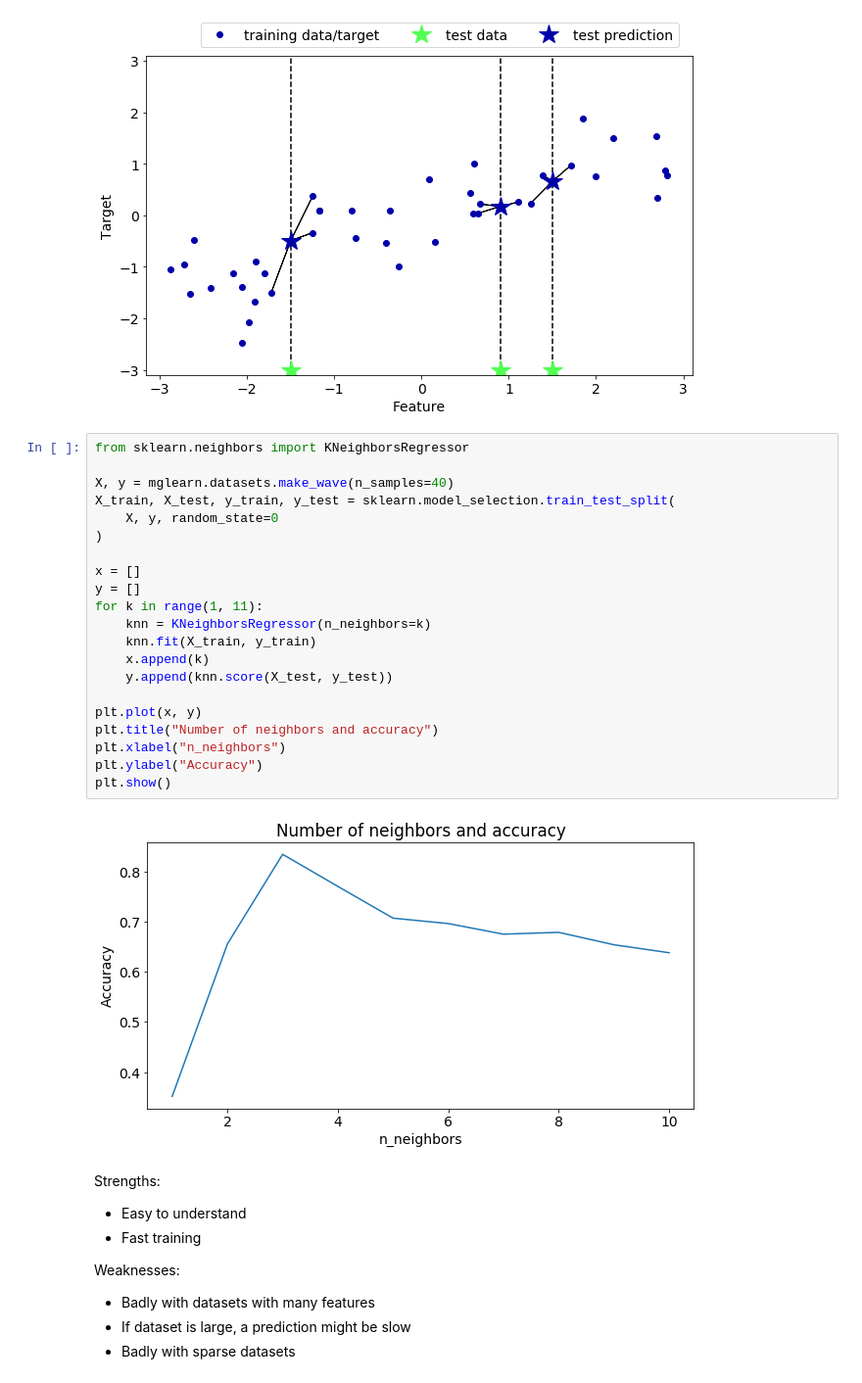
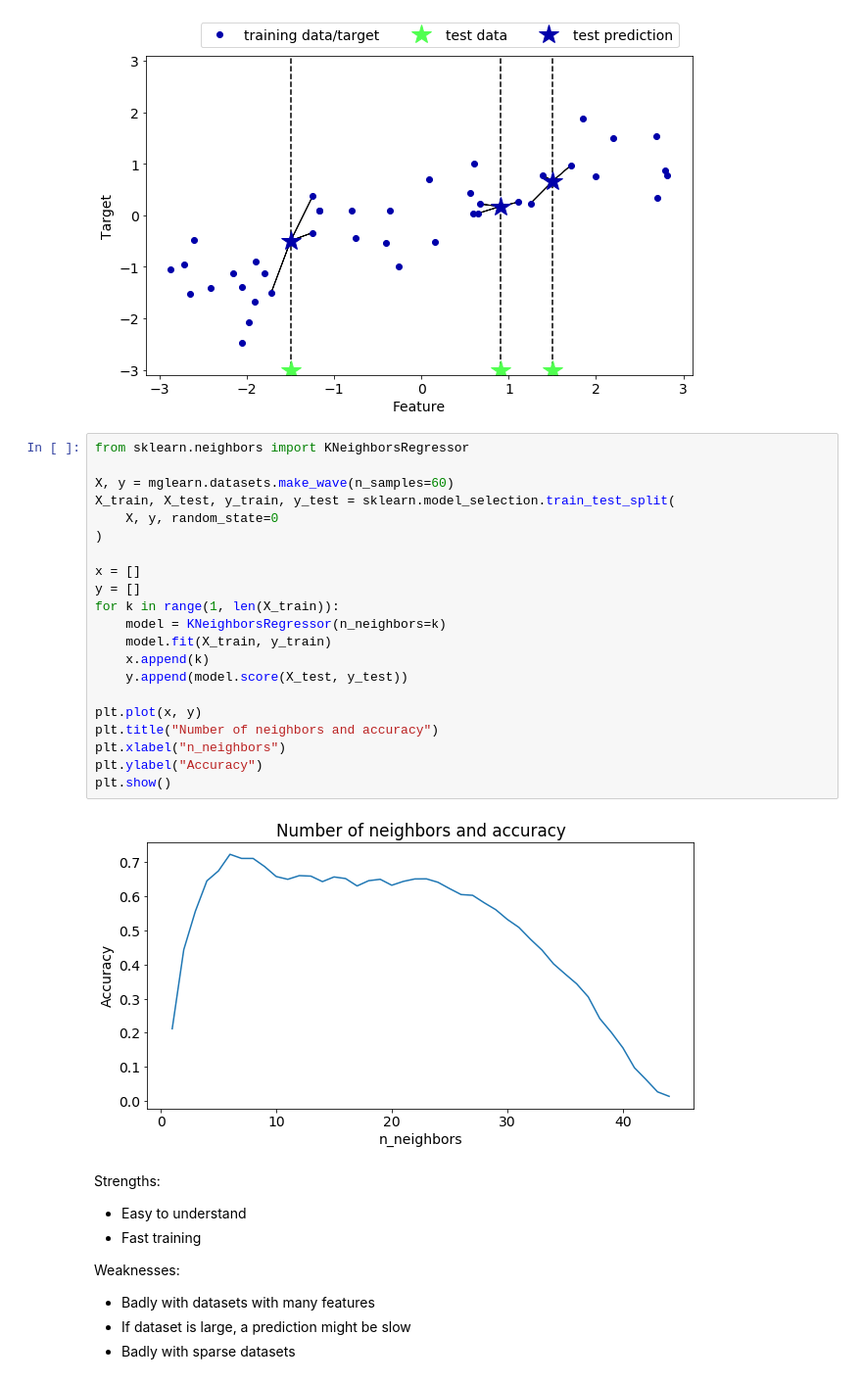
Before and after one commit to maksimandrianov/notes, a Jupyter notebook: ml/jupyter/Regression.ipynb, the cells around one changed output. Shown at 98% size. Drawn from its saved outputs; the diff is of its cells as text.

```diff
--- a/ml/jupyter/Regression.ipynb
+++ b/ml/jupyter/Regression.ipynb
@@ -33,26 +33,26 @@ mglearn.plots.plot_knn_regression(n_neighbors=3)
 # %%
 from sklearn.neighbors import KNeighborsRegressor
 
-X, y = mglearn.datasets.make_wave(n_samples=40)
+X, y = mglearn.datasets.make_wave(n_samples=60)
 X_train, X_test, y_train, y_test = sklearn.model_selection.train_test_split(
     X, y, random_state=0
 )
 
 x = []
 y = []
-for k in range(1, 11):
-    knn = KNeighborsRegressor(n_neighbors=k)
-    knn.fit(X_train, y_train)
+for k in range(1, len(X_train)):
+    model = KNeighborsRegressor(n_neighbors=k)
+    model.fit(X_train, y_train)
     x.append(k)
-    y.append(knn.score(X_test, y_test))
+    y.append(model.score(X_test, y_test))
 
 plt.plot(x, y)
 plt.title("Number of neighbors and accuracy")
 plt.xlabel("n_neighbors")
 plt.ylabel("Accuracy")
 plt.show()
 # %% [output]
-[figure, old version]
+[figure, new version]
 # %% [markdown]
 Strengths:
 * Easy to understand
```
Also changed, not shown: parts of 9 cells of this notebook, 1 other file.
